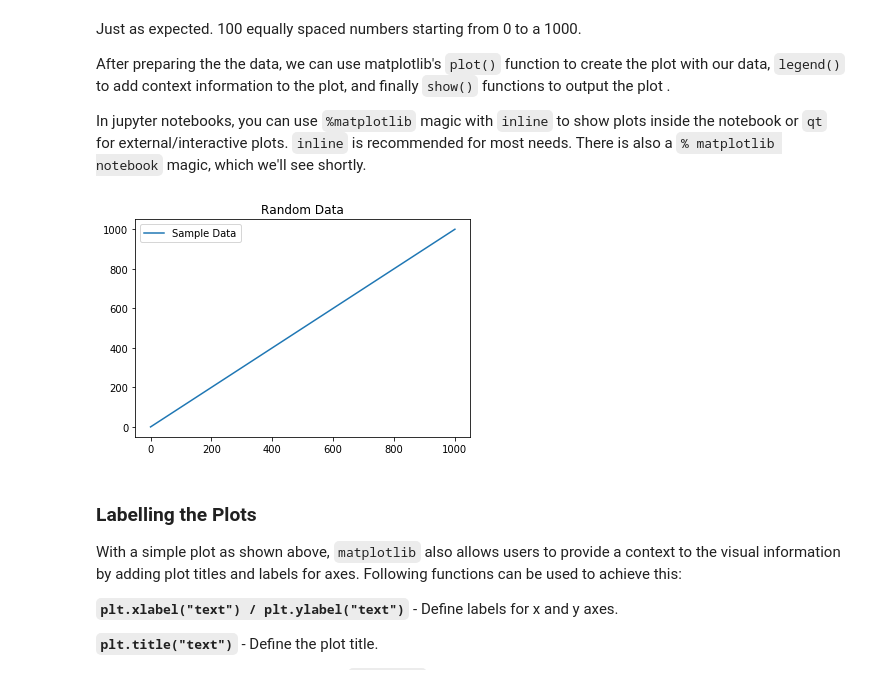
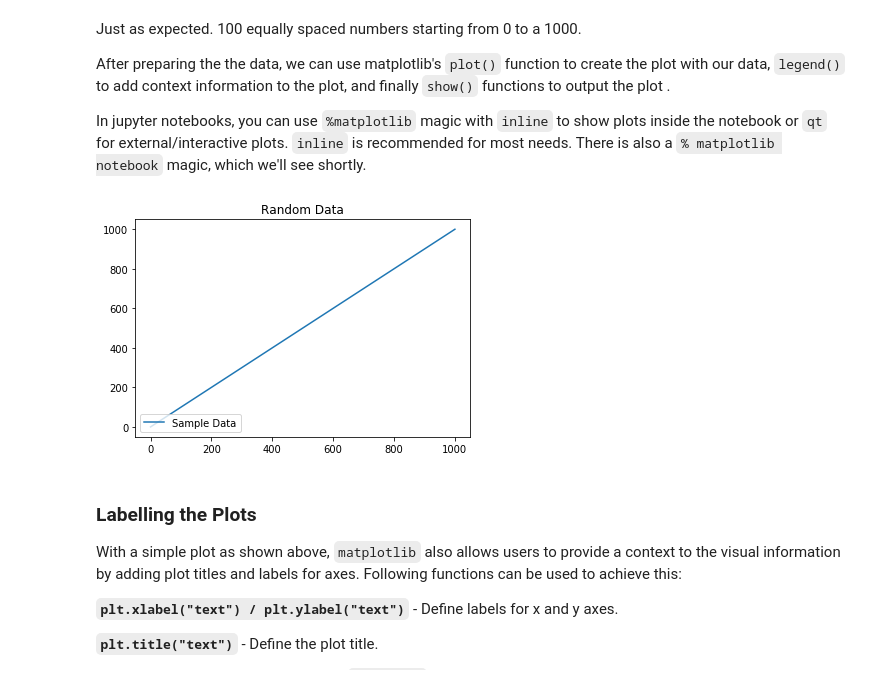
Before and after one commit to asafi1997/dsc-more-practice-with-matplotlib-nyc-ds-060319, a Jupyter notebook: index.ipynb, the cells around one changed output. Drawn from its saved outputs; the diff is of its cells as text; code cells hidden in the pictures.

```diff
--- a/index.ipynb
+++ b/index.ipynb
@@ -51,18 +51,18 @@ In jupyter notebooks, you can use `%matplotlib` magic with `inline` to show plot
 # %%
 # Set plot space as inline for inline plots and qt for external plots
 %matplotlib inline
 
 # Use plot() function to create a plot using above values on both x and y coordinates. Add a label.
 plt.plot(data, data, label='Sample Data')
 
 # Add a legend to the plot with legend()
-plt.legend(loc)
+plt.legend(loc = 3)
 plt.title("Random Data")
 
 # Output the final plot
 plt.show()
 # %% [output]
-[figure, old version]
+[figure, new version]
 # %% [markdown]
 ### Labelling the Plots
 
```
